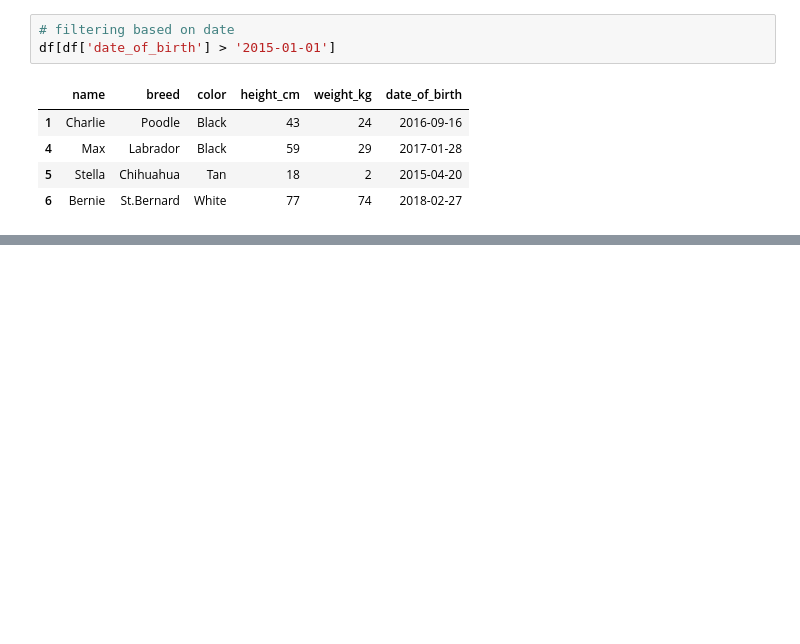
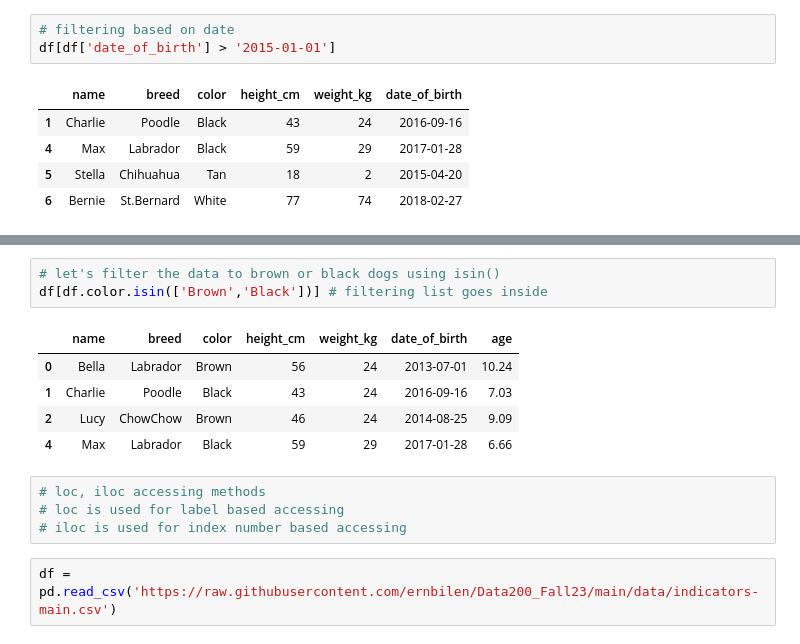
Before and after one commit to ernbilen/Data200_Fall23, a Jupyter notebook: notes/in-class/sep19.ipynb, the cells around one changed output, grey strips where cells are left out. Saved outputs shown, nothing was run; the diff lists cells and outputs as text; blank space fills up the shorter version.

```diff
--- a/notes/in-class/sep19.ipynb
+++ b/notes/in-class/sep19.ipynb
@@ -241,0 +264,15 @@ df[df['date_of_birth'] > '2015-01-01']
+# %%
+# let's filter the data to brown or black dogs using isin()
+df[df.color.isin(['Brown','Black'])] # filtering list goes inside
+# %% [output]
+|  | name | breed | color | height_cm | weight_kg | date_of_birth | age |
+| 0 | Bella | Labrador | Brown | 56 | 24 | 2013-07-01 | 10.24 |
+| 1 | Charlie | Poodle | Black | 43 | 24 | 2016-09-16 | 7.03 |
+| 2 | Lucy | ChowChow | Brown | 46 | 24 | 2014-08-25 | 9.09 |
+| 4 | Max | Labrador | Black | 59 | 29 | 2017-01-28 | 6.66 |
+# %%
+# loc, iloc accessing methods
+# loc is used for label based accessing
+# iloc is used for index number based accessing
+# %%
+df = pd.read_csv('https://raw.githubusercontent.com/ernbilen/Data200_Fall23/main/data/indicators-main.csv')
```
Also changed, not shown: parts of 14 cells of this notebook.
